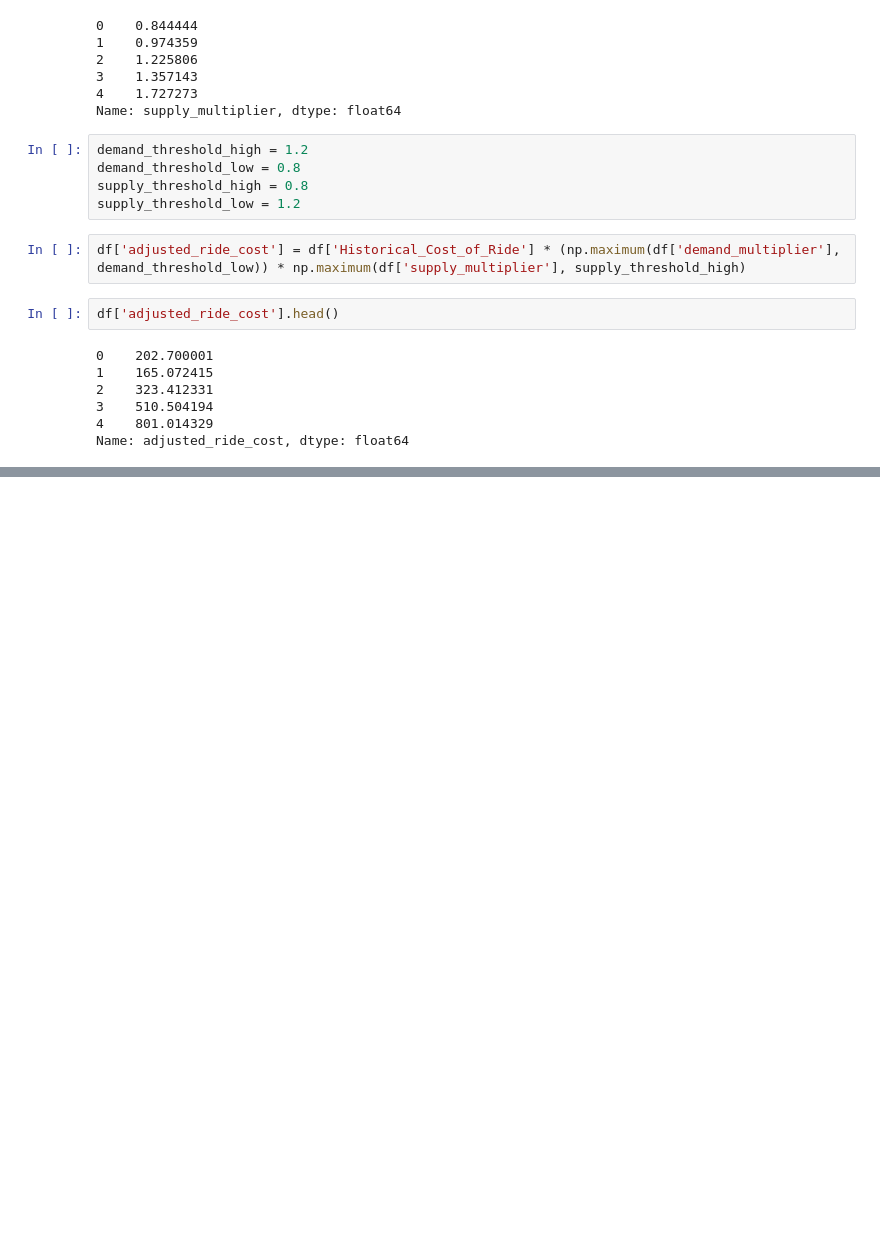
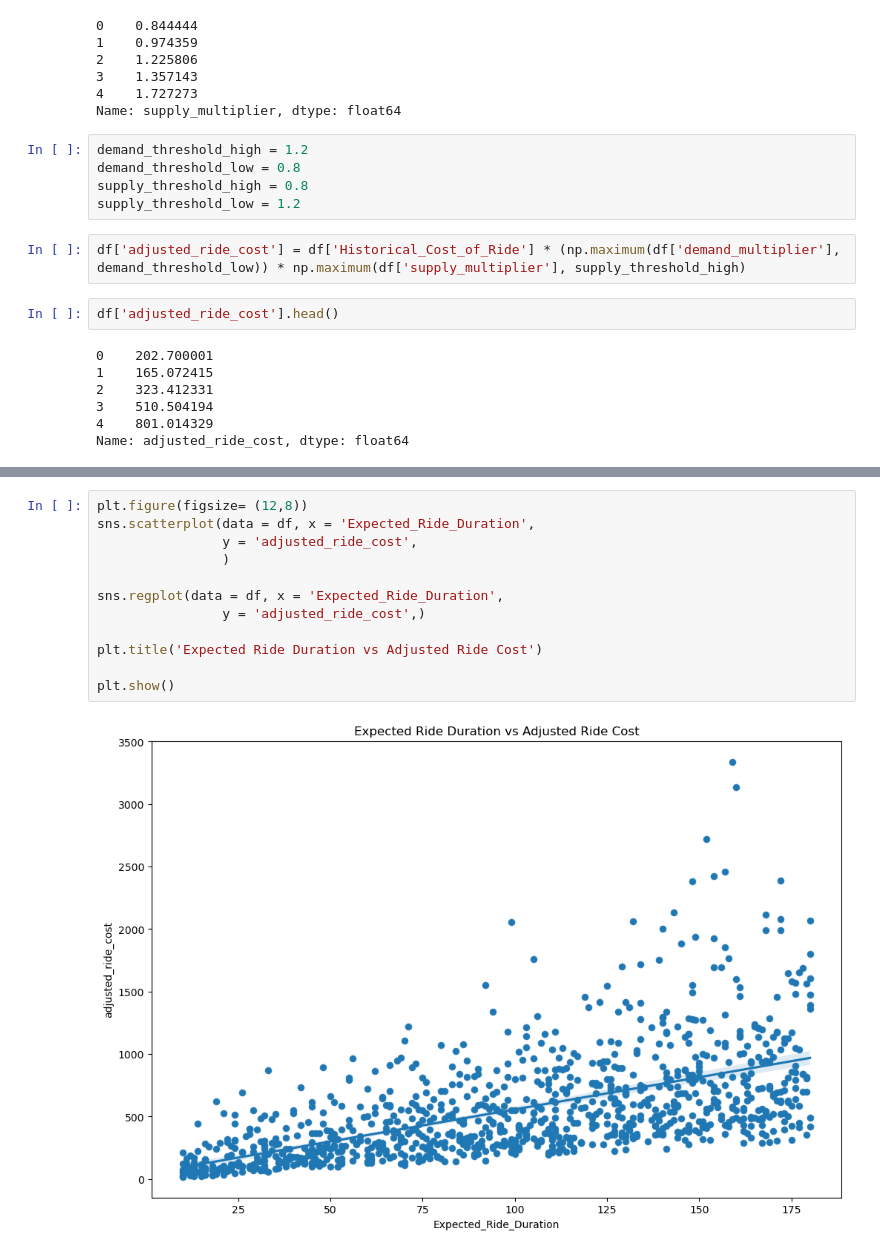
Before and after one commit to richardwarepam16/Case-Studies-DataAnalytics, a Jupyter notebook: dynamicPricing/analysis.ipynb, the cells around one changed output, grey strips where cells are left out. Drawn from its saved outputs; the diff is of its cells as text; blank space fills up the shorter version.

```diff
--- a/dynamicPricing/analysis.ipynb
+++ b/dynamicPricing/analysis.ipynb
@@ -152,0 +187,14 @@ Name: adjusted_ride_cost, dtype: float64
+# %%
+plt.figure(figsize= (12,8))
+sns.scatterplot(data = df, x = 'Expected_Ride_Duration',
+                y = 'adjusted_ride_cost',
+                )
+
+sns.regplot(data = df, x = 'Expected_Ride_Duration',
+                y = 'adjusted_ride_cost',)
+
+plt.title('Expected Ride Duration vs Adjusted Ride Cost')
+
+plt.show()
+# %% [output]
+[figure, added]
```
Also changed, not shown: parts of 6 cells of this notebook.
